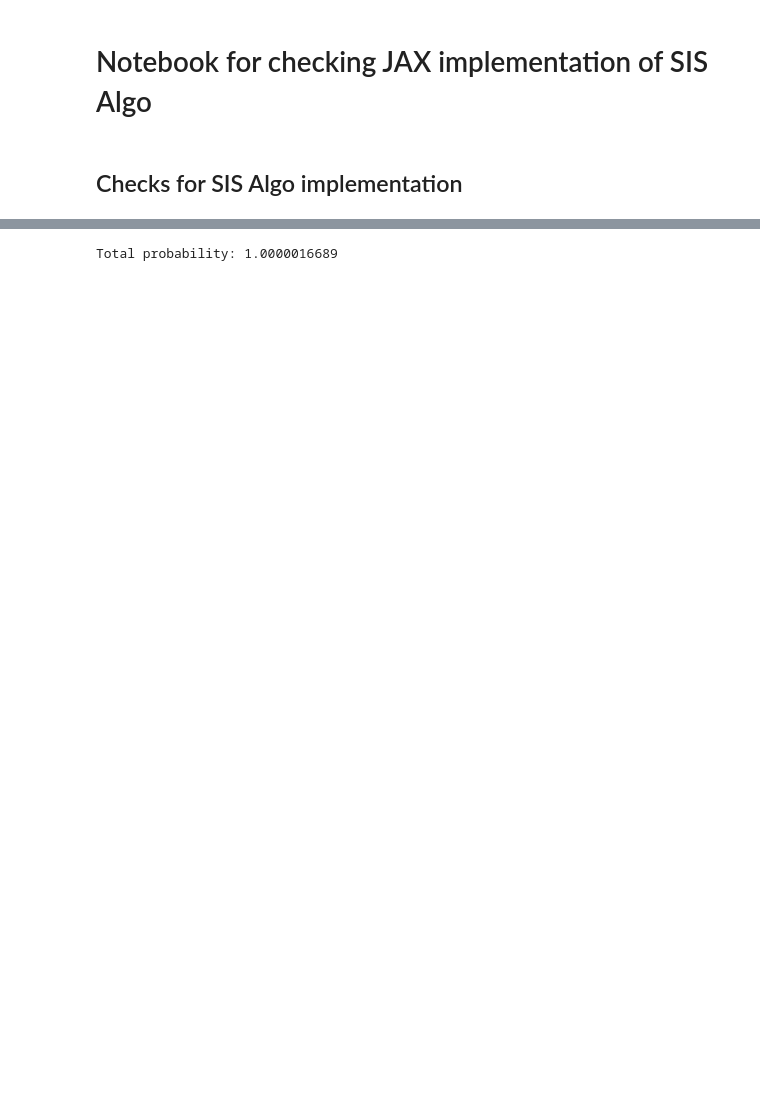
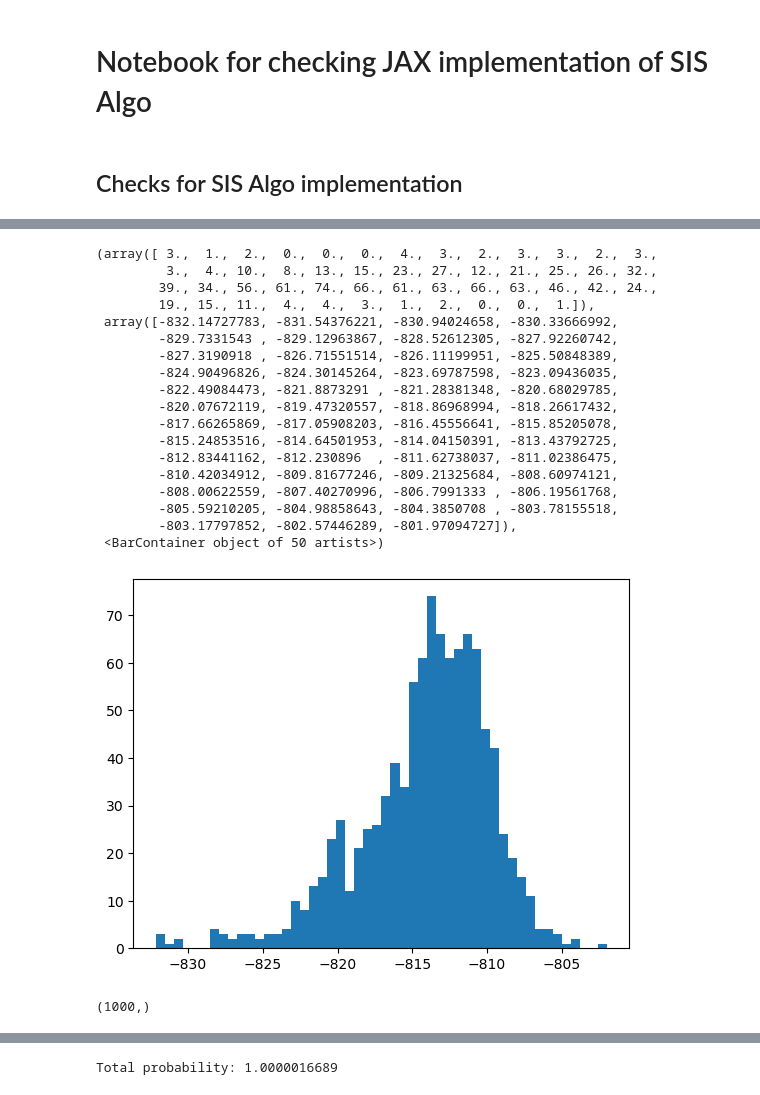
Before and after one commit to dm1729/HMMs, a Jupyter notebook: src_python/marginal_likelihood_checks.ipynb, the cells around one changed output, grey strips where cells are left out. Saved outputs shown, nothing was run; the diff lists cells and outputs as text; code cells hidden in the pictures; blank space fills up the shorter version.

```diff
--- a/src_python/marginal_likelihood_checks.ipynb
+++ b/src_python/marginal_likelihood_checks.ipynb
@@ -49,0 +132,23 @@ obs_data = jnp.array([random.choice(k, num_emissions, p=emission_mat[state]) for
+# %%
+import matplotlib.pyplot as plt
+plt.hist(out, bins=50)
+# %% [output]
+(array([ 3.,  1.,  2.,  0.,  0.,  0.,  4.,  3.,  2.,  3.,  3.,  2.,  3.,
+         3.,  4., 10.,  8., 13., 15., 23., 27., 12., 21., 25., 26., 32.,
+        39., 34., 56., 61., 74., 66., 61., 63., 66., 63., 46., 42., 24.,
+        19., 15., 11.,  4.,  4.,  3.,  1.,  2.,  0.,  0.,  1.]),
+ array([-832.14727783, -831.54376221, -830.94024658, -830.33666992,
+        -829.7331543 , -829.12963867, -828.52612305, -827.92260742,
+        -827.3190918 , -826.71551514, -826.11199951, -825.50848389,
+        -824.90496826, -824.30145264, -823.69787598, -823.09436035,
+        -822.49084473, -821.8873291 , -821.28381348, -820.68029785,
+        -820.07672119, -819.47320557, -818.86968994, -818.26617432,
+        -817.66265869, -817.05908203, -816.45556641, -815.85205078,
+        -815.24853516, -814.64501953, -814.04150391, -813.43792725,
+        -812.83441162, -812.230896  , -811.62738037, -811.02386475,
+        -810.42034912, -809.81677246, -809.21325684, -808.60974121,
+        -808.00622559, -807.40270996, -806.7991333 , -806.19561768,
+        -805.59210205, -804.98858643, -804.3850708 , -803.78155518,
+        -803.17797852, -802.57446289, -801.97094727]),
+ <BarContainer object of 50 artists>)
+[figure, added]
@@ -49,0 +434,4 @@ obs_data = jnp.array([random.choice(k, num_emissions, p=emission_mat[state]) for
+# %%
+obs_data.shape
+# %% [output]
+(1000,)
```
Also changed, not shown: parts of 87 cells of this notebook.
